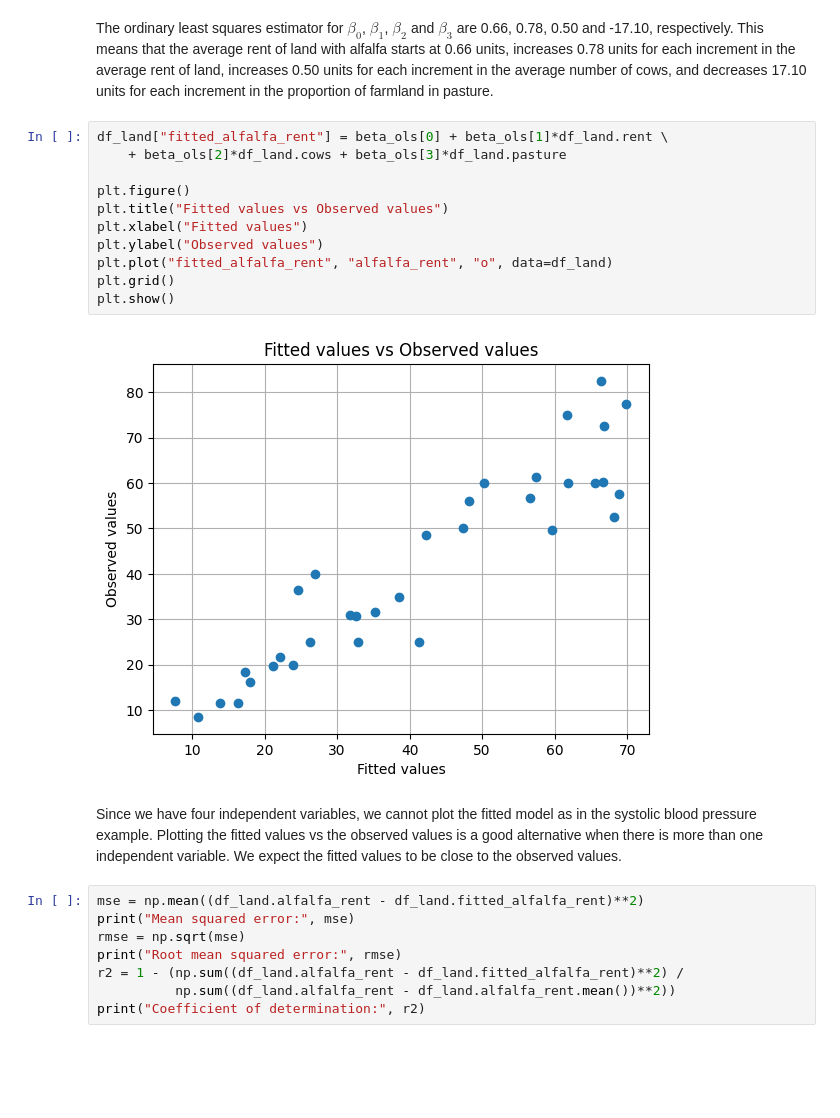
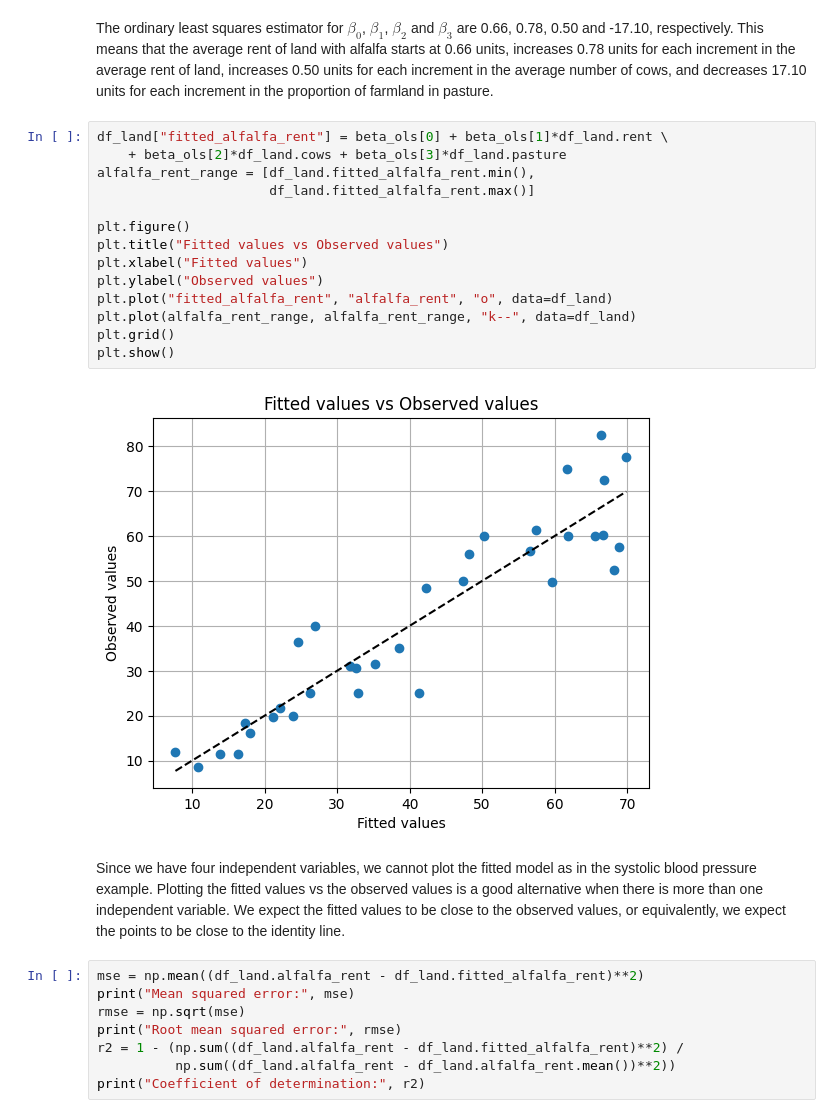
Before and after one commit to vdae2304/ML-DL, a Jupyter notebook: Regression/1. Linear regression.ipynb, the cells around one changed output. Drawn from its saved outputs; the diff is of its cells as text; blank space fills up the shorter version.

```diff
--- a/Regression/1. Linear regression.ipynb
+++ b/Regression/1. Linear regression.ipynb
@@ -266,18 +266,21 @@ The ordinary least squares estimator for $\beta_0$, $\beta_1$, $\beta_2$ and $\b
 # %%
 df_land["fitted_alfalfa_rent"] = beta_ols[0] + beta_ols[1]*df_land.rent \
     + beta_ols[2]*df_land.cows + beta_ols[3]*df_land.pasture
+alfalfa_rent_range = [df_land.fitted_alfalfa_rent.min(),
+                      df_land.fitted_alfalfa_rent.max()]
 
 plt.figure()
 plt.title("Fitted values vs Observed values")
 plt.xlabel("Fitted values")
 plt.ylabel("Observed values")
 plt.plot("fitted_alfalfa_rent", "alfalfa_rent", "o", data=df_land)
+plt.plot(alfalfa_rent_range, alfalfa_rent_range, "k--", data=df_land)
 plt.grid()
 plt.show()
 # %% [output]
-[figure, old version]
+[figure, new version]
 # %% [markdown]
-Since we have four independent variables, we cannot plot the fitted model as in the systolic blood pressure example. Plotting the fitted values vs the observed values is a good alternative when there is more than one independent variable. We expect the fitted values to be close to the observed values.
+Since we have four independent variables, we cannot plot the fitted model as in the systolic blood pressure example. Plotting the fitted values vs the observed values is a good alternative when there is more than one independent variable. We expect the fitted values to be close to the observed values, or equivalently, we expect the points to be close to the identity line.
 # %%
 mse = np.mean((df_land.alfalfa_rent - df_land.fitted_alfalfa_rent)**2)
 print("Mean squared error:", mse)
```
